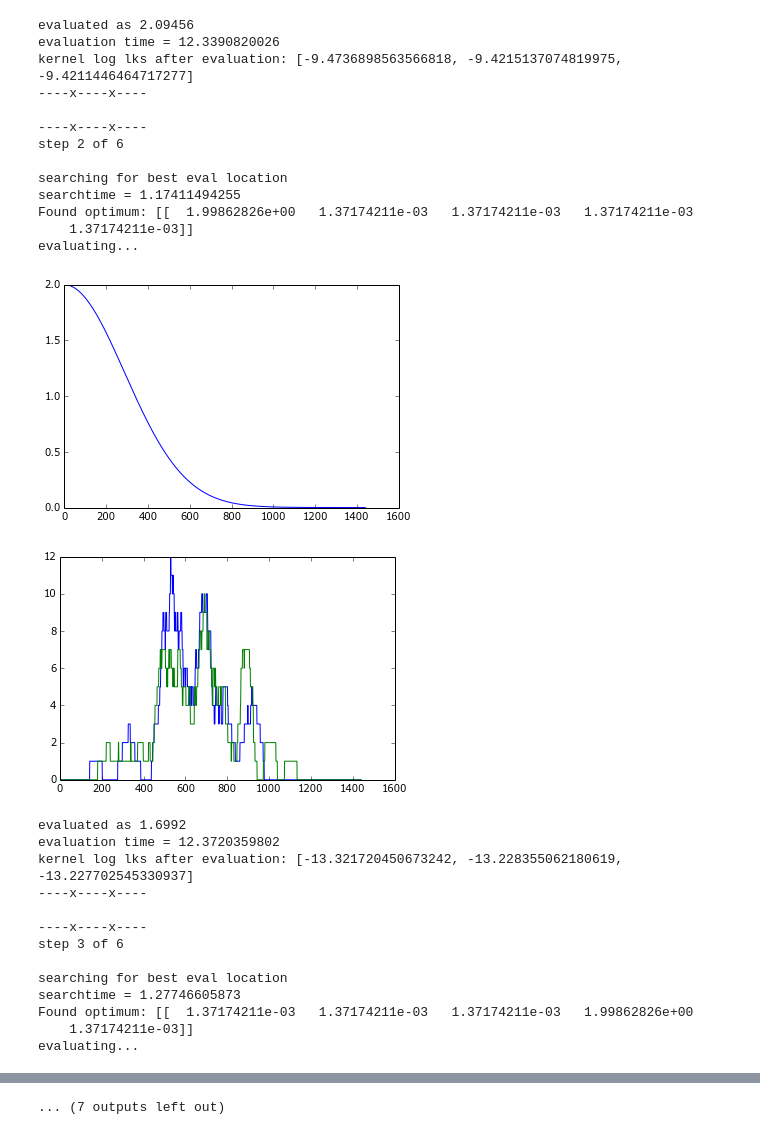
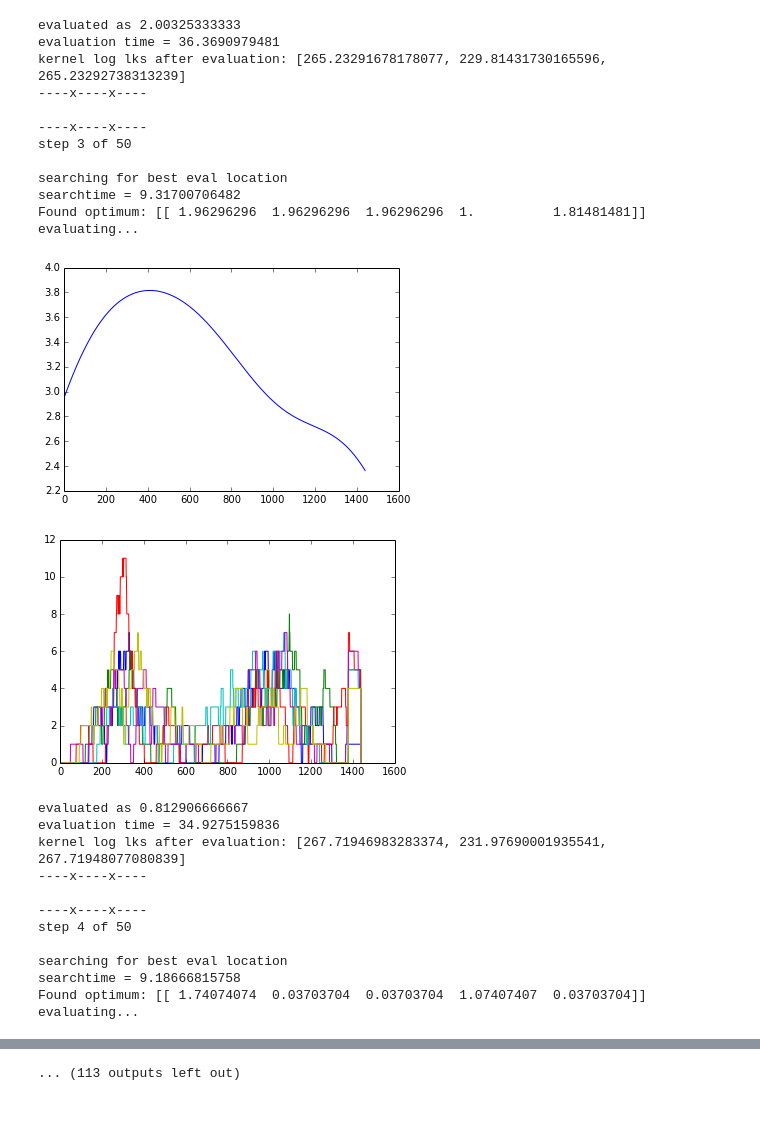
Before and after one commit to markm541374/tariffset, a Jupyter notebook: GPGO.ipynb, the cells around one changed output, grey strips where cells are left out. Saved outputs shown, nothing was run; the diff lists cells and outputs as text; code cells hidden in the pictures.

```diff
--- a/GPGO.ipynb
+++ b/GPGO.ipynb
@@ -11,22 +11,26 @@ plt.ion()
 def kf1(x1,x2):
     delta=x1-x2
     d=delta*delta.T
-    return sp.exp(-((d[0,0])/1.0))
+    return 0.001*sp.exp(-((d[0,0])/0.1))
 def kf2(x1,x2):
     delta=x1-x2
     d=delta*delta.T
-    return sp.exp(-((d[0,0])/0.5))
+    return 0.002*sp.exp(-((d[0,0])/0.03))
 def kf3(x1,x2):
     delta=x1-x2
     d=delta*delta.T
-    return sp.exp(-((d[0,0])/0.2))
+    return 0.001*sp.exp(-((d[0,0])/0.001))
+def kf4(x1,x2):
+    delta=x1-x2
+    d=delta*delta.T
+    return 0.0025*sp.exp(-((d[0,0])/0.003))
 # %%
 import tariffopt as TO
 e=TO.experiment([kf1,kf2,kf3],["ts0.txt","ts1.txt","ts2.txt","ts3.txt","ts4.txt","ts5.txt"],[2,2,2,2,2],[0,0,0,0,0],5)
 
-#e.loadtrace('fname.txt')
+e.loadtrace('trace.txt')
 # %%
-e.stepn(6)
+e.stepn(50)
 e.savetrace('trace.txt')
 # %% [output]
 ----x----x----
@@ -55,28 +59,26 @@ evaluating...
-evaluated as 2.09456
-evaluation time = 12.3390820026
-kernel log lks after evaluation: [-9.4736898563566818, -9.4215137074819975, -9.4211446464717277]
+evaluated as 2.00325333333
+evaluation time = 36.3690979481
+kernel log lks after evaluation: [265.23291678178077, 229.81431730165596, 265.23292738313239]
 ----x----x----
 
 ----x----x----
-step 2 of 6
+step 3 of 50
 
 searching for best eval location
-searchtime = 1.17411494255
-Found optimum: [[  1.99862826e+00   1.37174211e-03   1.37174211e-03   1.37174211e-03
-    1.37174211e-03]]
+searchtime = 9.31700706482
+Found optimum: [[ 1.96296296  1.96296296  1.96296296  1.          1.81481481]]
 evaluating...
-[figure, old version]
+[figure, new version]
-[figure, old version]
+[figure, new version]
-evaluated as 1.6992
-evaluation time = 12.3720359802
-kernel log lks after evaluation: [-13.321720450673242, -13.228355062180619, -13.227702545330937]
+evaluated as 0.812906666667
+evaluation time = 34.9275159836
+kernel log lks after evaluation: [267.71946983283374, 231.97690001935541, 267.71948077080839]
 ----x----x----
 
 ----x----x----
-step 3 of 6
+step 4 of 50
 
 searching for best eval location
-searchtime = 1.27746605873
-Found optimum: [[  1.37174211e-03   1.37174211e-03   1.37174211e-03   1.99862826e+00
-    1.37174211e-03]]
+searchtime = 9.18666815758
+Found optimum: [[ 1.74074074  0.03703704  0.03703704  1.07407407  0.03703704]]
 evaluating...
@@ -85,4 +87,4 @@ evaluating...
-... (7 outputs left out)
+... (113 outputs left out)
 # %%
 e.plotflatresponse()
 e.plotbestresponse()
```
Also changed, not shown: parts of 4 cells of this notebook, 4 other files.
